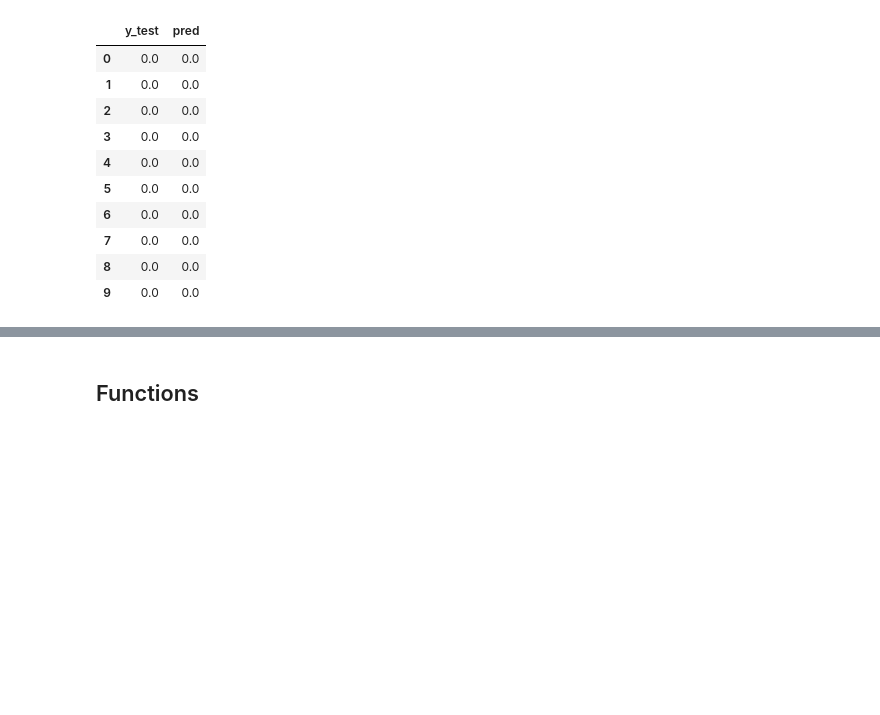
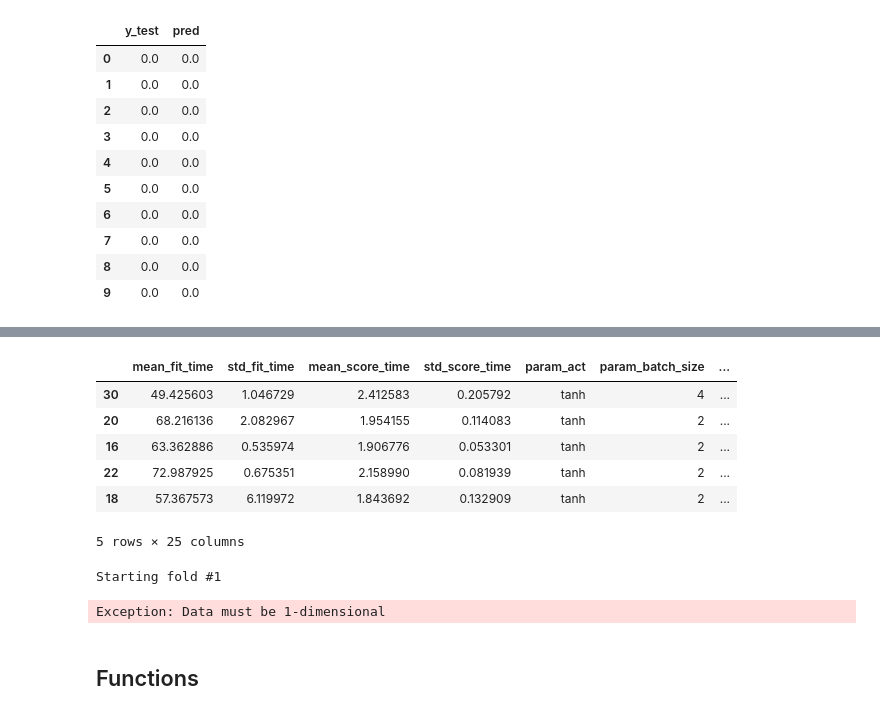
Before and after one commit to gabegomez014/data_processing, a Jupyter notebook: bigData/pulsar.ipynb, the cells around one changed output, grey strips where cells are left out. Saved outputs shown, nothing was run; the diff lists cells and outputs as text; code cells hidden in the pictures; blank space fills up the shorter version.

Commit message:
keras grid search done; running final test next

```diff
--- a/bigData/pulsar.ipynb
+++ b/bigData/pulsar.ipynb
@@ -548,3 +547,35 @@ KeyboardInterrupt:
+# %%
+grid_df = pd.DataFrame(grid_result.cv_results_)
+grid_df.sort_values(["mean_test_score"], ascending=False).head(5)
+# %% [output]
+|  | mean_fit_time | std_fit_time | mean_score_time | std_score_time | param_act | param_batch_size | ... |
+| 30 | 49.425603 | 1.046729 | 2.412583 | 0.205792 | tanh | 4 | ... |
+| 20 | 68.216136 | 2.082967 | 1.954155 | 0.114083 | tanh | 2 | ... |
+| 16 | 63.362886 | 0.535974 | 1.906776 | 0.053301 | tanh | 2 | ... |
+| 22 | 72.987925 | 0.675351 | 2.158990 | 0.081939 | tanh | 2 | ... |
+| 18 | 57.367573 | 6.119972 | 1.843692 | 0.132909 | tanh | 2 | ... |
+5 rows × 25 columns
+# %%
+kfold = model_selection.KFold(5, shuffle=True, random_state=100)
+df_results = pd.DataFrame([], columns=["test", "pred"])
+i = 1
+for train, test in kfold.split(X):
+    print("Starting fold #{}".format(i))
+    X_train, X_test = X.loc[train], X.loc[test]
+    y_train, y_test = y.loc[train], y.loc[test]
+    y_train_dum = pd.get_dummies(y_train)
+    y_test_dum = pd.get_dummies(y_test)
+    clf = KerasClassifier(build_fn=create_keras_model, verbose=0, epochs=12, batch_size=4, hiddenNum=15, act='tanh')
+    clf.fit(X_train, y_train_dum)
+    y_pred_test = clf.predict(X_test)
+    y_test = y_test["target"]
+    row = pd.DataFrame({"test": y_test, "pred": y_pred_test})
+    df_results = df_results.append(row)
+    print("Completed fold #{}".format(i))
+    i+=1
+# %% [output]
+Starting fold #1
+Exception: Data must be 1-dimensional
 # %% [markdown]
 ## Functions
 # %%
```
Also changed, not shown: parts of 3 cells of this notebook.
